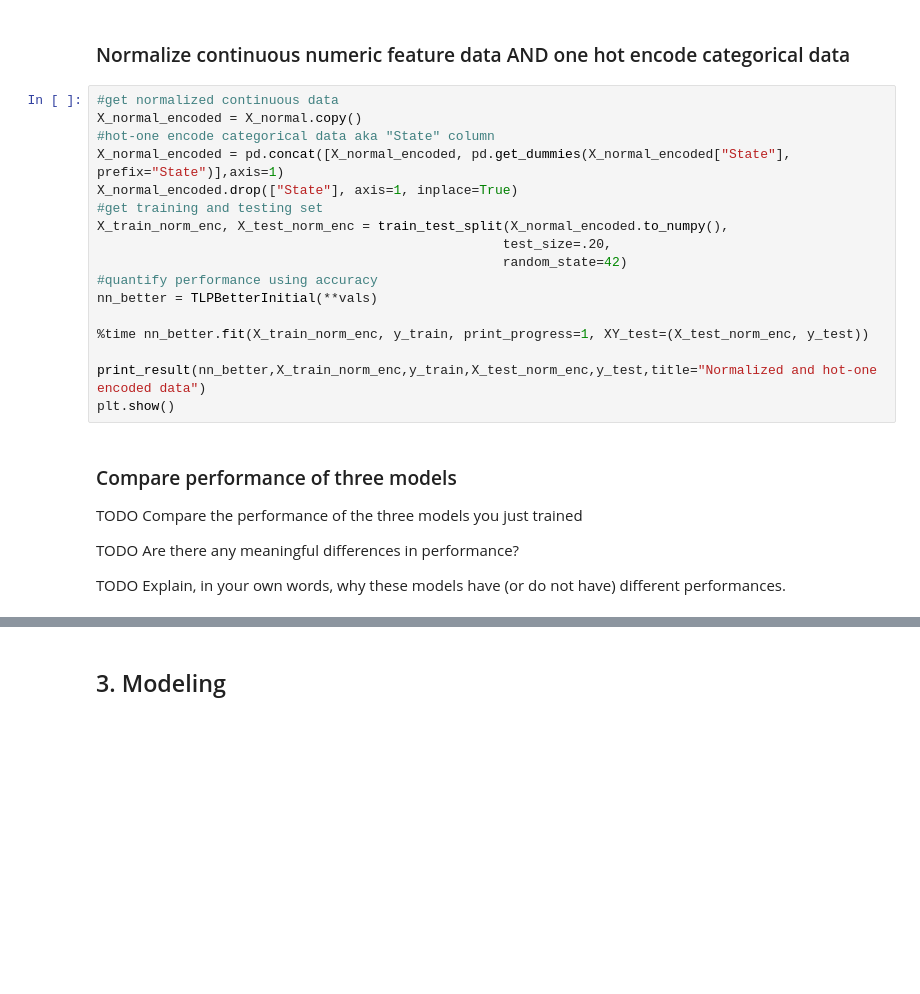
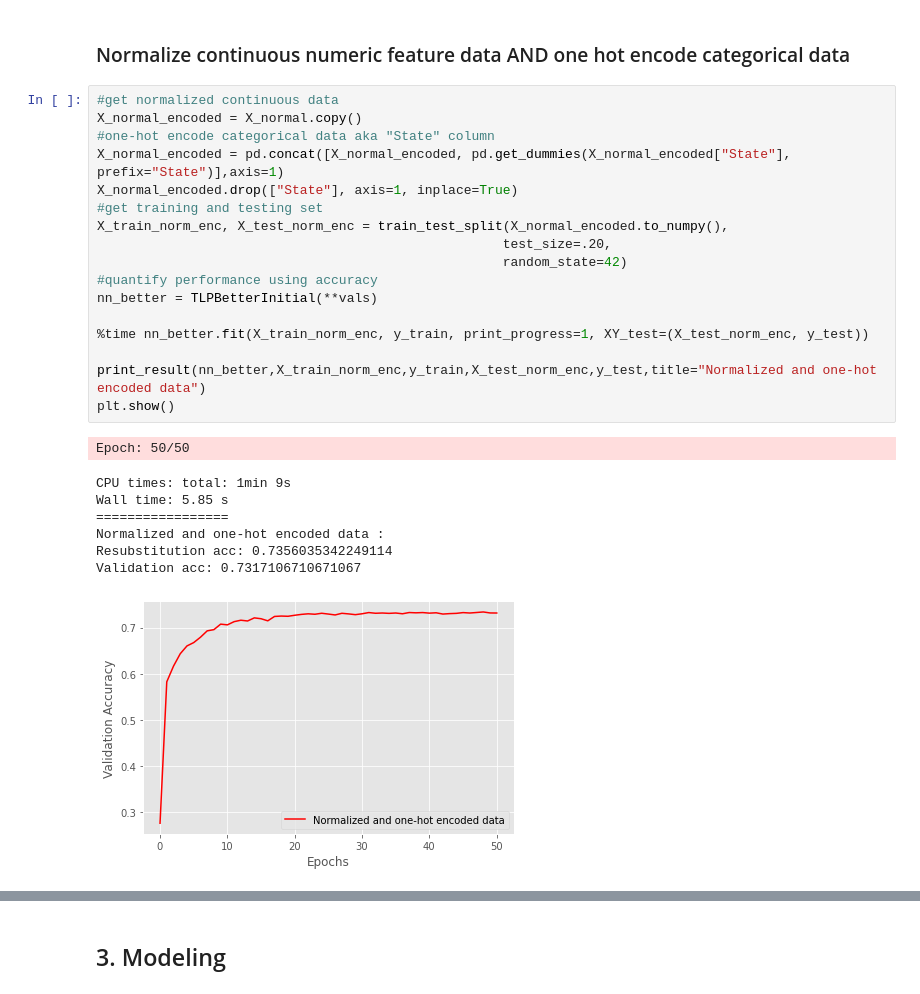
Before and after one commit to kirkwat/machine-learning, a Jupyter notebook: lab4/kirk.ipynb, the cells around one changed output, grey strips where cells are left out. Cells and saved outputs as stored; diff of their text form; blank space fills up the shorter version.

```diff
--- a/lab4/kirk.ipynb
+++ b/lab4/kirk.ipynb
@@ -407,25 +422,26 @@ plt.show()
 # %%
 #get normalized continuous data
 X_normal_encoded = X_normal.copy()
-#hot-one encode categorical data aka "State" column
+#one-hot encode categorical data aka "State" column
 X_normal_encoded = pd.concat([X_normal_encoded, pd.get_dummies(X_normal_encoded["State"], prefix="State")],axis=1)
 X_normal_encoded.drop(["State"], axis=1, inplace=True)
 #get training and testing set
 X_train_norm_enc, X_test_norm_enc = train_test_split(X_normal_encoded.to_numpy(),
                                                     test_size=.20,
                                                     random_state=42)
 #quantify performance using accuracy
 nn_better = TLPBetterInitial(**vals)
 
 %time nn_better.fit(X_train_norm_enc, y_train, print_progress=1, XY_test=(X_test_norm_enc, y_test))
 
-print_result(nn_better,X_train_norm_enc,y_train,X_test_norm_enc,y_test,title="Normalized and hot-one encoded data")
+print_result(nn_better,X_train_norm_enc,y_train,X_test_norm_enc,y_test,title="Normalized and one-hot encoded data")
 plt.show()
+# %% [output]
+Epoch: 50/50
+CPU times: total: 1min 9s
+Wall time: 5.85 s
+=================
+Normalized and one-hot encoded data :
+Resubstitution acc: 0.7356035342249114
+Validation acc: 0.7317106710671067
+[figure, added]
-# %% [markdown]
-### Compare performance of three models
-
-TODO Compare the performance of the three models you just trained
-
-TODO Are there any meaningful differences in performance?
-
-TODO Explain, in your own words, why these models have (or do not have) different performances.
```
Also changed, not shown: parts of 5 cells of this notebook.
